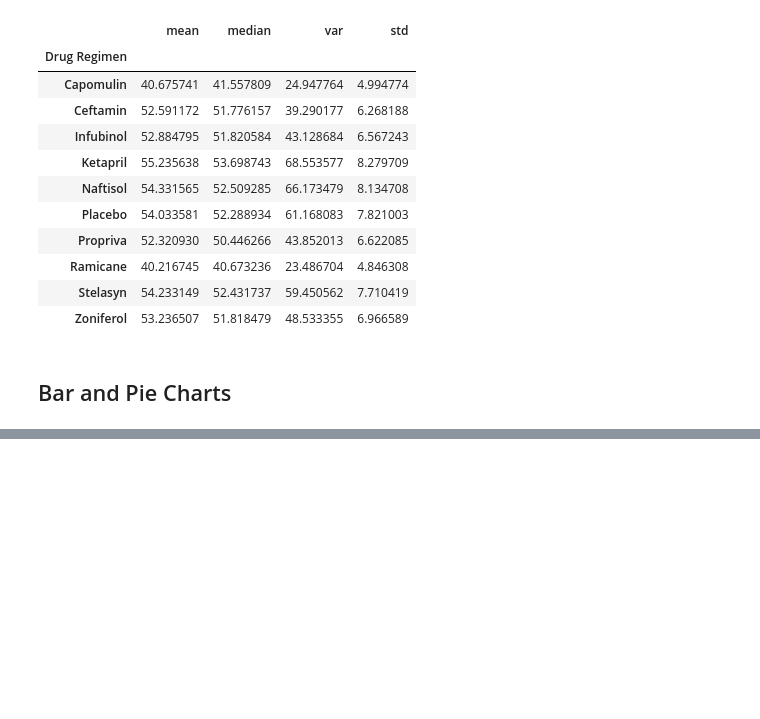
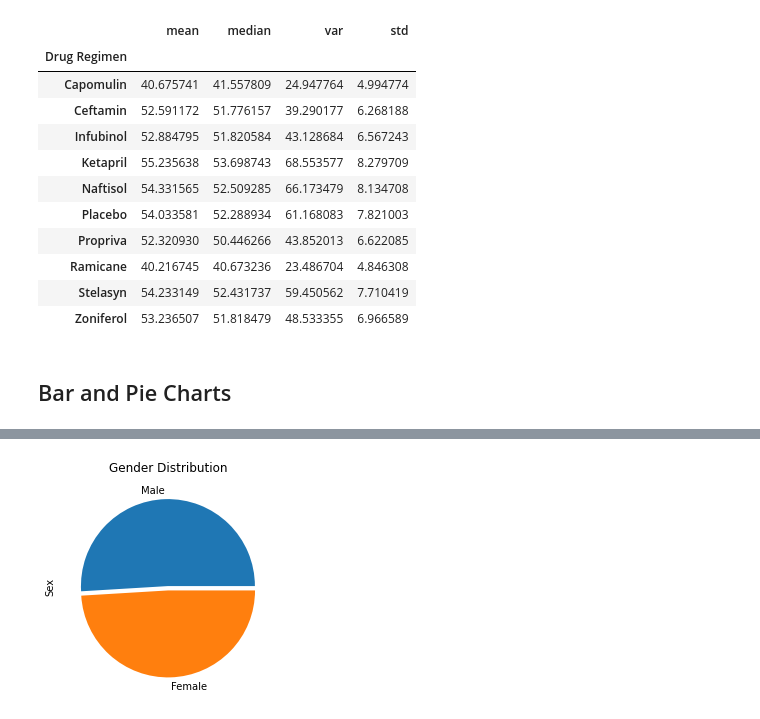
Before and after one commit to carlosmendozaj/Matplotlib_Homework, a Jupyter notebook: Main.ipynb, the cells around one changed output, grey strips where cells are left out. Drawn from its saved outputs; the diff is of its cells as text; code cells hidden in the pictures; blank space fills up the shorter version.

```diff
--- a/Main.ipynb
+++ b/Main.ipynb
@@ -139,4 +159,9 @@ plt.show()
 # %%
 # Generate a pie plot showing the distribution of female versus male mice using pandas
+
+gender_count = clean_df["Sex"].value_counts()
+gender_plot = gender_count.plot(kind='pie', title="Gender Distribution", explode=(0,0.05))
+# %% [output]
+[figure, added]
 # %%
 # Generate a pie plot showing the distribution of female versus male mice using pyplot
```
Also changed, not shown: parts of 5 cells of this notebook.
